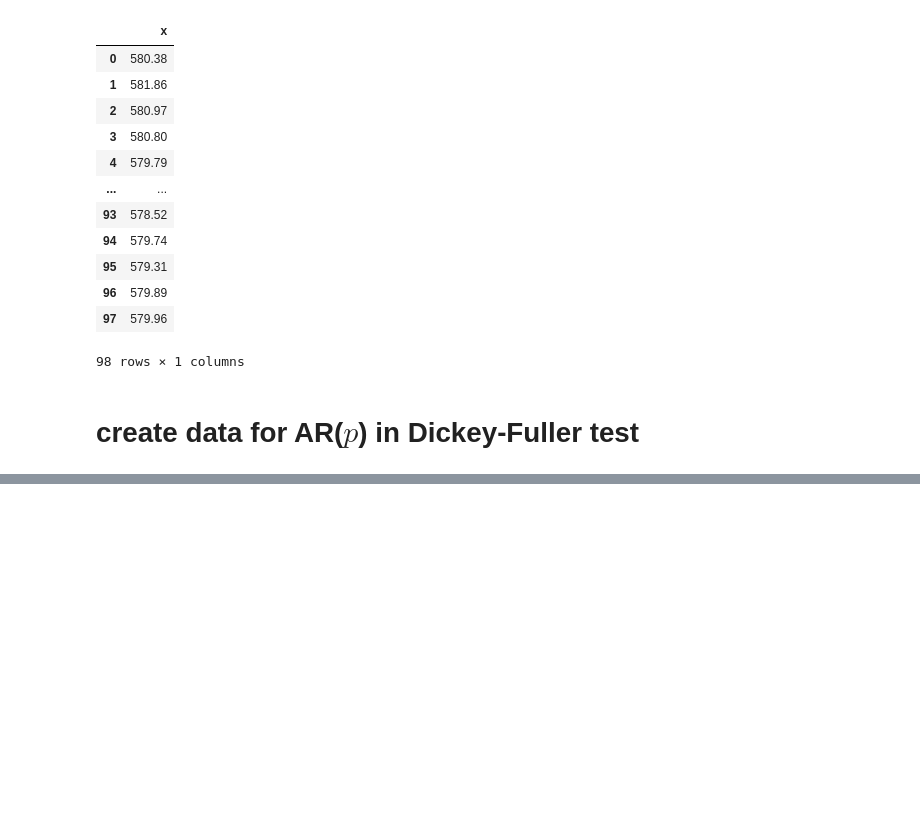
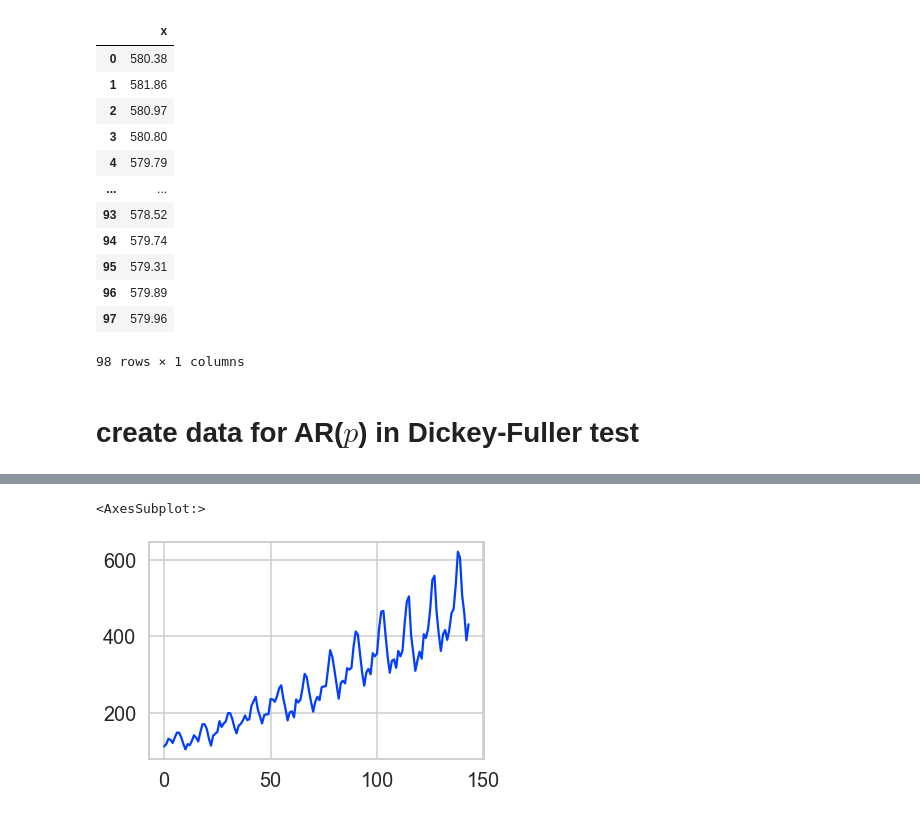
Before and after one commit to kpup1710/Time-Series, a Jupyter notebook: Assignment_12/dm.ipynb, the cells around one changed output, grey strips where cells are left out. Cells and saved outputs as stored; diff of their text form; code cells hidden in the pictures; blank space fills up the shorter version.

```diff
--- a/Assignment_12/dm.ipynb
+++ b/Assignment_12/dm.ipynb
@@ -4,3 +8,6 @@ import pandas as pd
+# %%
+sns.set(style="whitegrid", font_scale=1.2, context="talk", palette=sns.color_palette("bright"), color_codes=False)
+matplotlib.rcParams['mathtext.fontset'] = 'cm'
 # %%
 df = pd.read_csv('data.csv')
 # %%
@@ -49,0 +148,2 @@ a[1]
+# %%
+airpass = pd.read_csv("airpass.txt", delimiter=';')
@@ -49,0 +166,2 @@ a[1]
+# %%
+airpass['D^2'] = airpass.Passengers.diff(2)
@@ -49,0 +184,5 @@ a[1]
+# %%
+airpass.Passengers.plot()
+# %% [output]
+<AxesSubplot:>
+[figure, added]
```
Also changed, not shown: parts of 46 cells of this notebook.
